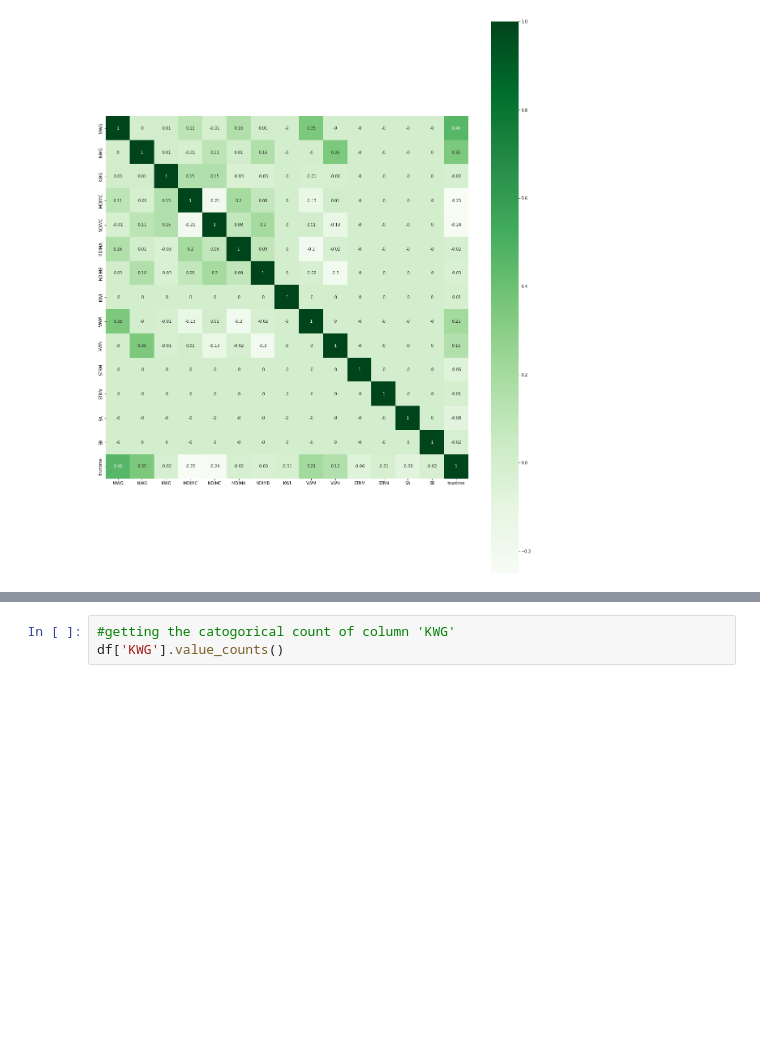
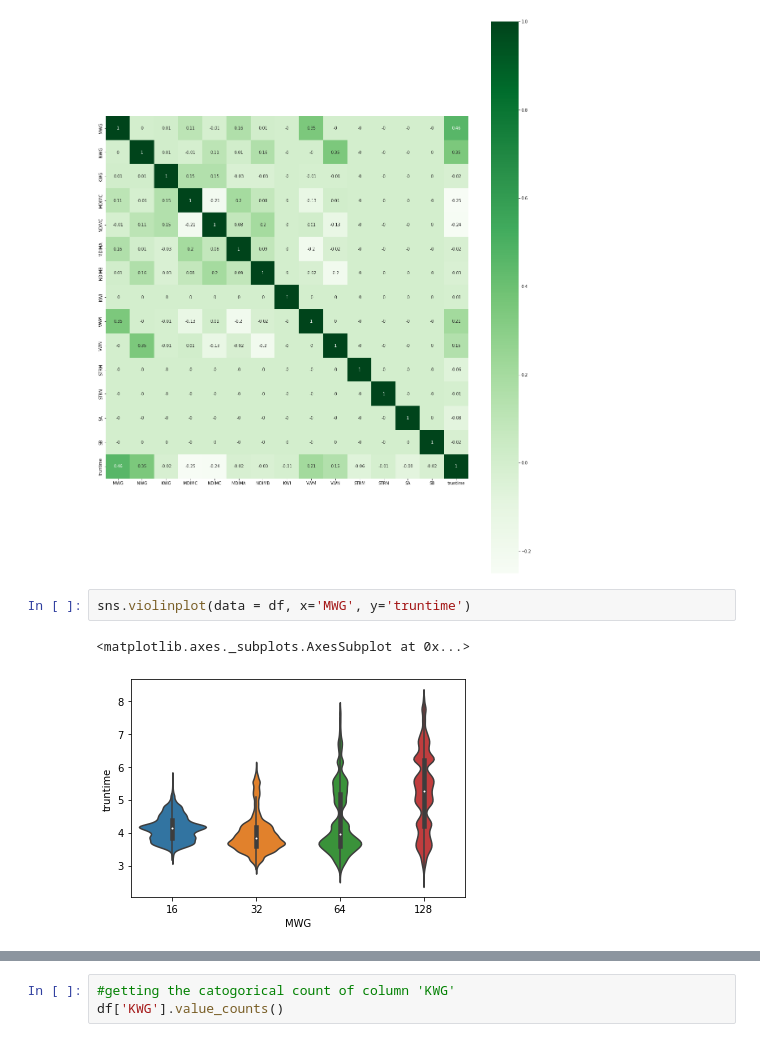
Before and after one commit to charann90/SGEMM-GPU-Kernel-Performance, a Jupyter notebook: SGEMM_GPU_Kernel_Performance_Capstone_Project.ipynb, the cells around one changed output, grey strips where cells are left out. Saved outputs shown, nothing was run; the diff lists cells and outputs as text; blank space fills up the shorter version.

```diff
--- a/SGEMM_GPU_Kernel_Performance_Capstone_Project.ipynb
+++ b/SGEMM_GPU_Kernel_Performance_Capstone_Project.ipynb
@@ -255,3 +248,8 @@ sns.heatmap(round(df.corr(),2),cmap='Greens',square=True,annot=True)
 plt.show()
 # %% [output]
 [figure]
+# %%
+sns.violinplot(data = df, x='MWG', y='truntime')
+# %% [output]
+<matplotlib.axes._subplots.AxesSubplot at 0x...>
+[figure, added]
```
Also changed, not shown: parts of 11 cells of this notebook.
